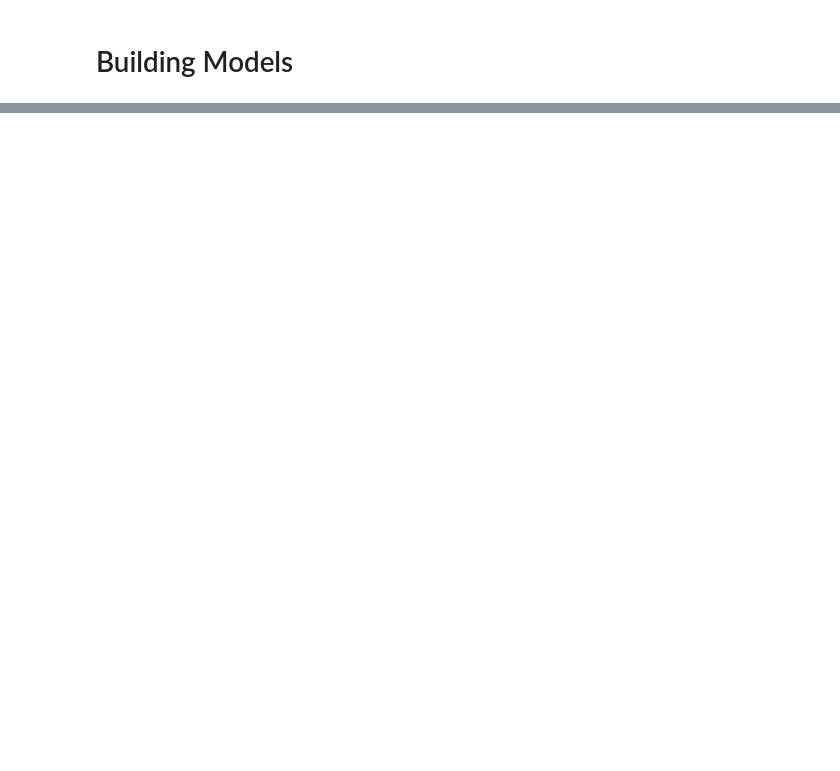
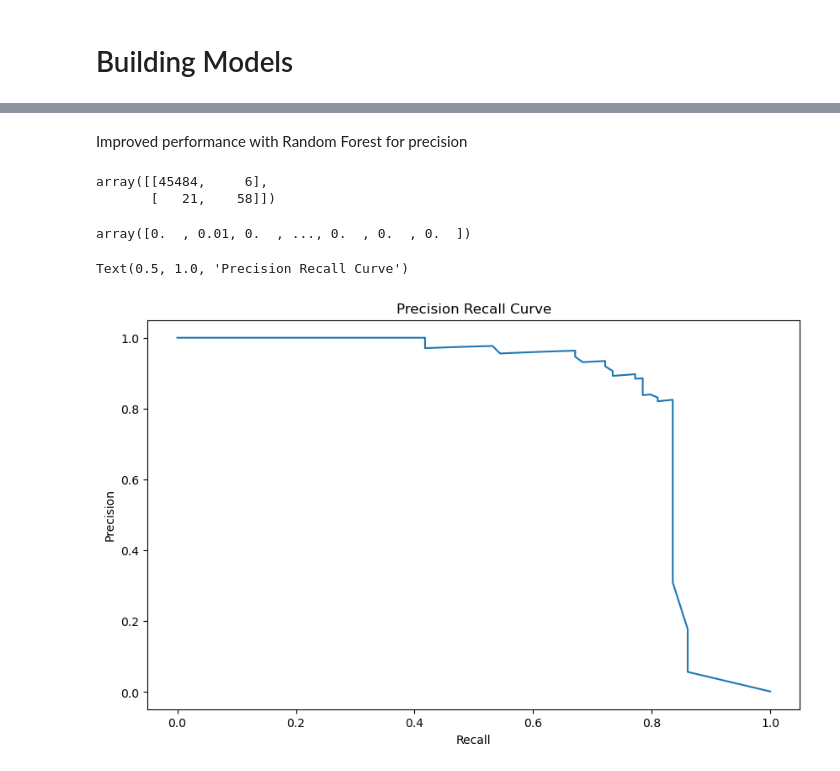
Before and after one commit to VirajMeruliya/credit-card-fraud-detection, a Jupyter notebook: fraud_detection.ipynb, the cells around one changed output, grey strips where cells are left out. Saved outputs shown, nothing was run; the diff lists cells and outputs as text; code cells hidden in the pictures; blank space fills up the shorter version.

```diff
--- a/fraud_detection.ipynb
+++ b/fraud_detection.ipynb
@@ -173,0 +239,2 @@ from sklearn.
+# %%
+rf_model = RandomForestClassifier()
@@ -173,0 +260,25 @@ from sklearn.
+# %% [markdown]
+Improved performance with Random Forest for precision
+# %%
+confusion_matrix(y_val, y_pred_val_rf)
+# %% [output]
+array([[45484,     6],
+       [   21,    58]])
+# %%
+# probability of each class for X_val
+y_pred_val_prob_rf = rf_model.predict_proba(X_val)[:,1]
+# %%
+y_pred_val_prob_rf
+# %% [output]
+array([0.  , 0.01, 0.  , ..., 0.  , 0.  , 0.  ])
+# %%
+rf_precision, rf_recall, rf_threshold = precision_recall_curve(y_val, y_pred_val_prob_rf)
+# %%
+plt.figure(figsize=(10,6))
+plt.plot(rf_recall, rf_precision)
+plt.xlabel('Recall')
+plt.ylabel('Precision')
+plt.title('Precision Recall Curve')
+# %% [output]
+Text(0.5, 1.0, 'Precision Recall Curve')
+[figure, added]
```
Also changed, not shown: parts of 61 cells of this notebook.
